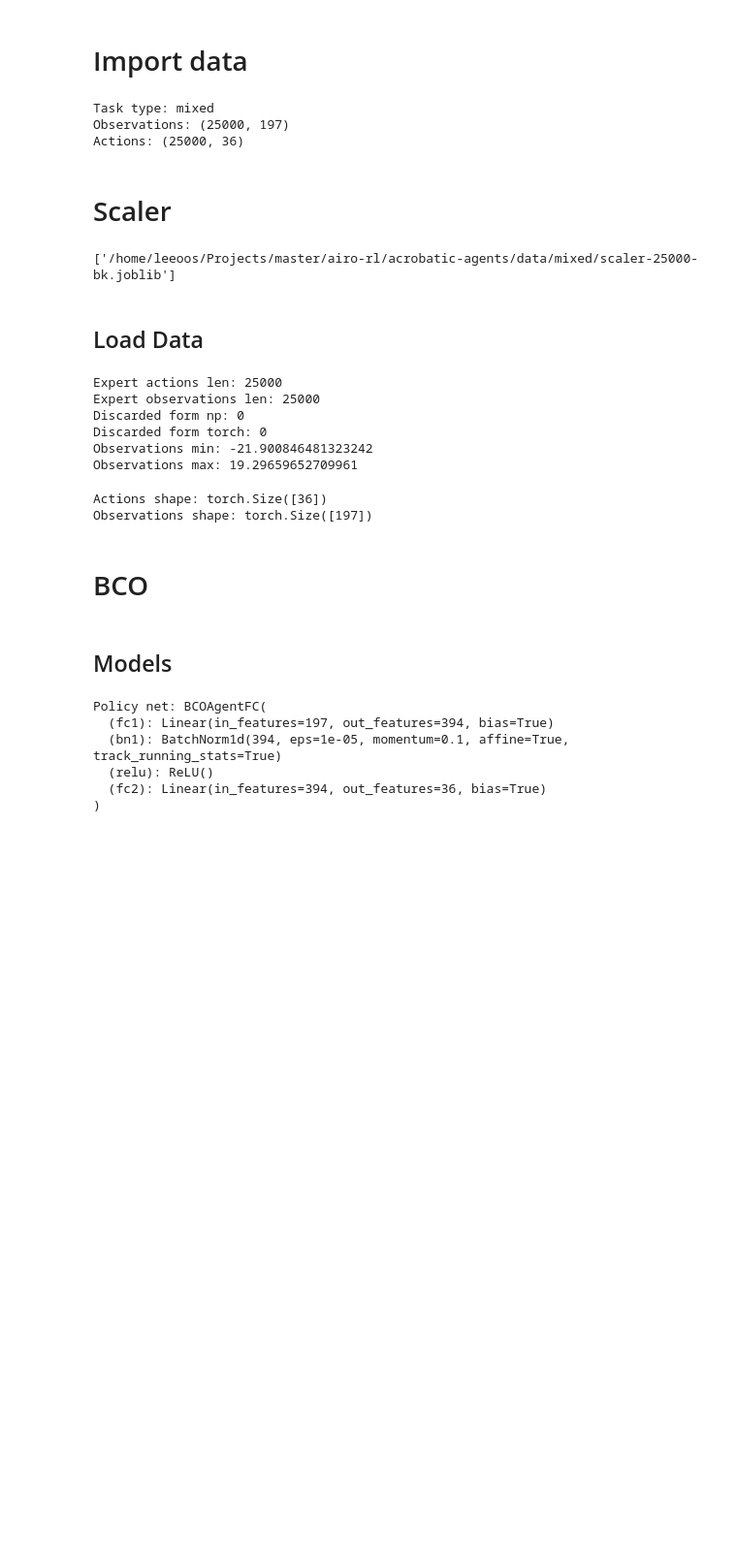
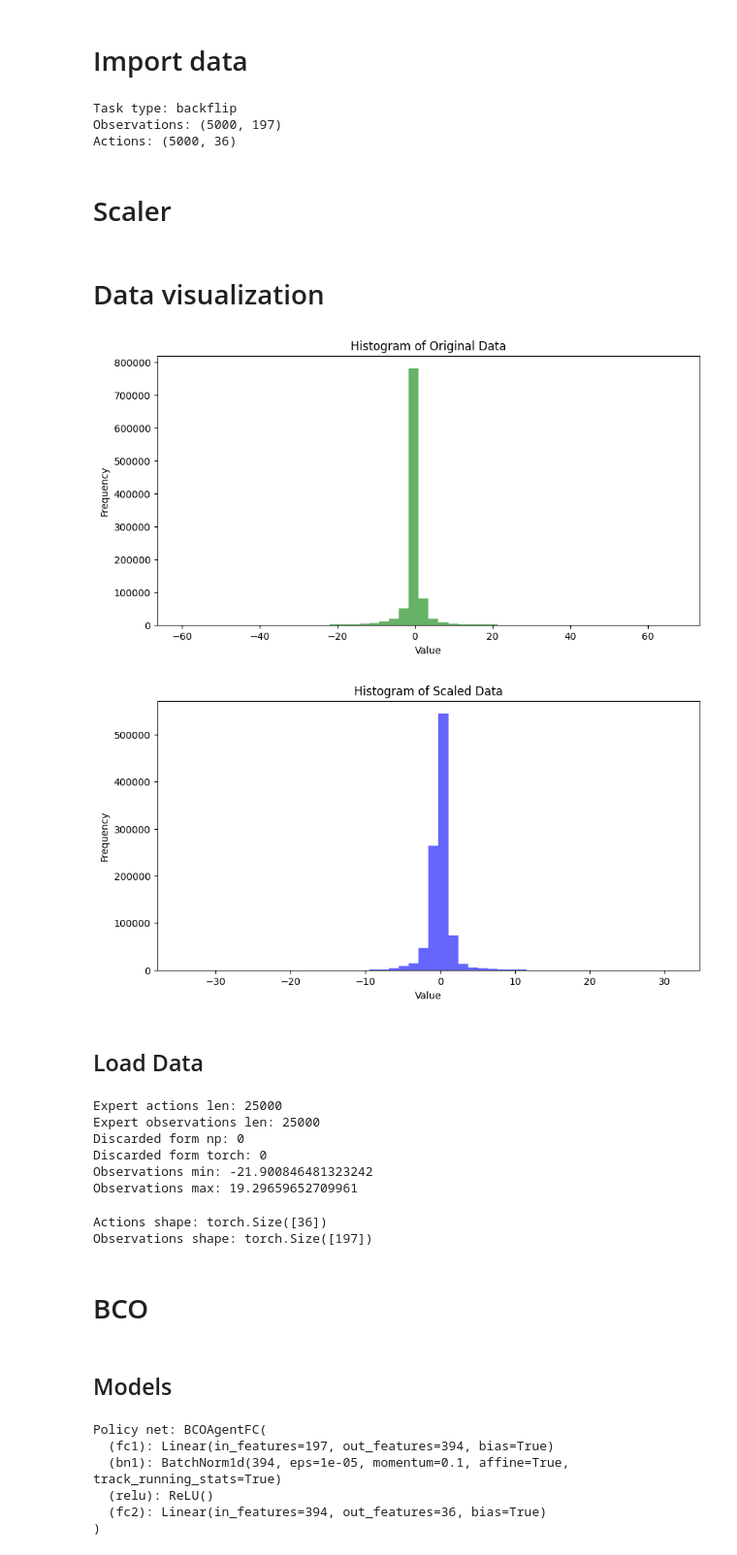
Before and after one commit to airoprojects/acrobatic-agents, a Jupyter notebook: training/Trainer.ipynb, the cells around one changed output. Shown at 97% size. Saved outputs shown, nothing was run; the diff lists cells and outputs as text; code cells hidden in the pictures; blank space fills up the shorter version.

Commit message:
Visualize Data

```diff
--- a/training/Trainer.ipynb
+++ b/training/Trainer.ipynb
@@ -48,7 +49,7 @@ root: /home/leeoos/Projects/master/airo-rl/acrobatic-agents
 # Import data
 # %%
 # Classic: Import data and build dataloader
-experimental = True
+experimental = False
 
 availables_tasks = {
     0: 'backflip',
@@ -116,9 +117,9 @@ print('Task type: {}'.format(task_type))
 print('Observations: {}'.format(raw_expert_observations.shape))
 print('Actions: {}'.format(expert_actions.shape))
 # %% [output]
-Task type: mixed
-Observations: (25000, 197)
-Actions: (25000, 36)
+Task type: backflip
+Observations: (5000, 197)
+Actions: (5000, 36)
 # %% [markdown]
 # Scaler
 # %%
@@ -132,12 +133,37 @@ scaler.fit(raw_expert_observations)
 expert_observations = scaler.transform(raw_expert_observations)
 
 # This will save the scaler to a file named 'scaler-xxxx.joblib'
-save_dir = root_dir+'/data/'+str(task_type)+'/'
-if not os.path.exists(save_dir):
-  os.makedirs(save_dir)
-joblib.dump(scaler, save_dir+'scaler-'+str(dataset_len)+'-'+str(tag)+'.joblib')
+# save_dir = root_dir+'/data/'+str(task_type)+'/'
+# if not os.path.exists(save_dir):
+#   os.makedirs(save_dir)
+# joblib.dump(scaler, save_dir+'scaler-'+str(dataset_len)+'-'+str(tag)+'.joblib')
-# %% [output]
-['/home/leeoos/Projects/master/airo-rl/acrobatic-agents/data/mixed/scaler-25000-bk.joblib']
+# %% [markdown]
+# Data visualization
+# %%
+# Step 1: Concatenate your NumPy arrays
+data = np.concatenate(raw_expert_observations)[:100]
+
+# Step 2: Plot histograms before scaling
+plt.figure(figsize=(10, 5))
+plt.hist(data, bins=50, alpha=0.6, color='g')
+plt.title('Histogram of Original Data')
+plt.xlabel('Value')
+plt.ylabel('Frequency')
+plt.show()
+
+# Step 3: Scale your data (done before)
+data_scaled = np.concatenate(expert_observations)[:100]
+
+# Step 4: Plot histograms after scaling
+plt.figure(figsize=(10, 5))
+plt.hist(data_scaled, bins=50, alpha=0.6, color='b')
+plt.title('Histogram of Scaled Data')
+plt.xlabel('Value')
+plt.ylabel('Frequency')
+plt.show()
+# %% [output]
+[figure, added]
+[figure, added]
 # %% [markdown]
 ## Load Data
 # %%
```
Also changed, not shown: parts of 2 cells of this notebook, 2 other files.
